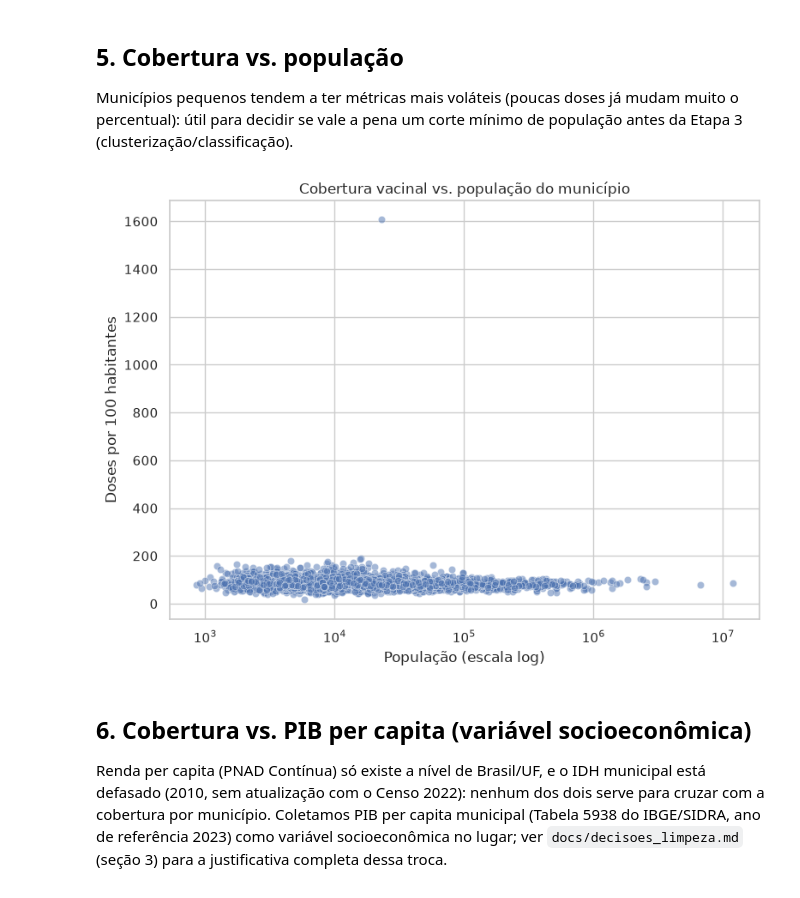
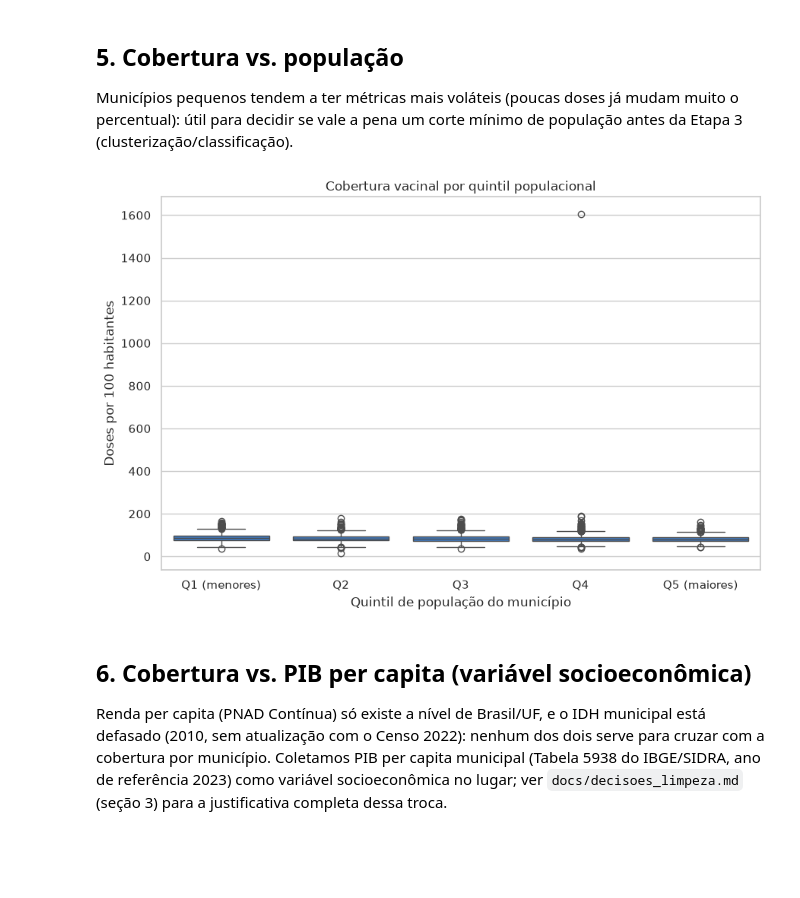
Before and after one commit to leonardohakim/imuniza-data-handson-mackenzie, a Jupyter notebook: notebooks/02_analise_exploratoria.ipynb, the cells around one changed output. Drawn from its saved outputs; the diff is of its cells as text; code cells hidden in the pictures; blank space fills up the shorter version.

```diff
--- a/notebooks/02_analise_exploratoria.ipynb
+++ b/notebooks/02_analise_exploratoria.ipynb
@@ -229,23 +253,28 @@ Municípios pequenos tendem a ter métricas mais voláteis (poucas doses já
 mudam muito o percentual): útil para decidir se vale a pena um corte
 mínimo de população antes da Etapa 3 (clusterização/classificação).
 # %%
-fig, ax = plt.subplots(figsize=(8, 6))
-sns.scatterplot(
-    data=df,
-    x="populacao",
+populacao_valida = df.dropna(subset=["populacao", "cobertura_doses_por_100_habitantes"]).copy()
+populacao_valida["faixa_populacional"] = pd.qcut(
+    populacao_valida["populacao"], q=5,
+    labels=["Q1 (menores)", "Q2", "Q3", "Q4", "Q5 (maiores)"],
+)
+
+fig, ax = plt.subplots(figsize=(9, 6))
+sns.boxplot(
+    data=populacao_valida,
+    x="faixa_populacional",
     y="cobertura_doses_por_100_habitantes",
-    alpha=0.5,
     ax=ax,
+    color="#2a78d6",
 )
-ax.set_xscale("log")
-ax.set_xlabel("População (escala log)")
+ax.set_xlabel("Quintil de população do município")
 ax.set_ylabel("Doses por 100 habitantes")
-ax.set_title("Cobertura vacinal vs. população do município")
+ax.set_title("Cobertura vacinal por quintil populacional")
 plt.tight_layout()
-plt.savefig("../reports/cobertura_vs_populacao.png", dpi=150)
+plt.savefig("../reports/cobertura_vs_populacao.png", dpi=150, bbox_inches="tight")
 plt.show()
 # %% [output]
-[figure, old version]
+[figure, new version]
 # %% [markdown]
 ## 6. Cobertura vs. PIB per capita (variável socioeconômica)
 
```
Also changed, not shown: parts of 2 cells of this notebook, 7 other files.
